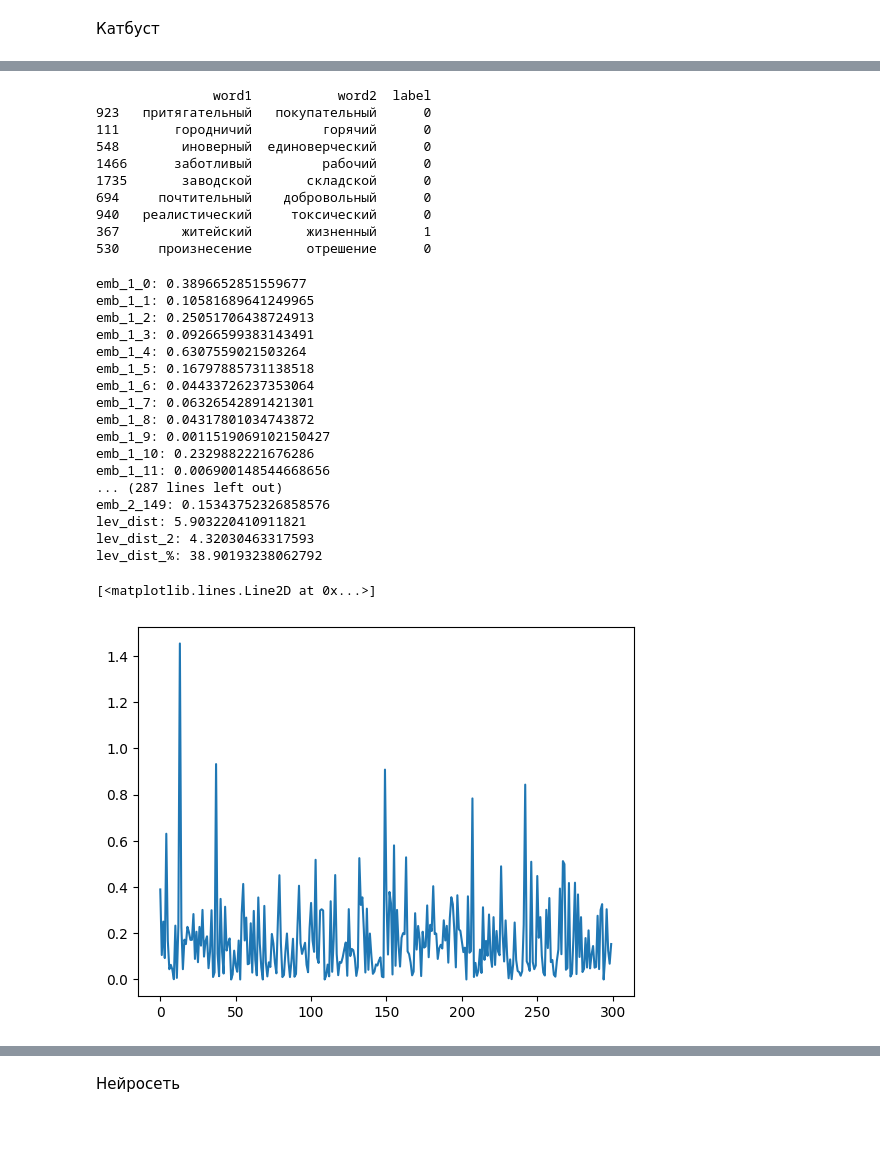
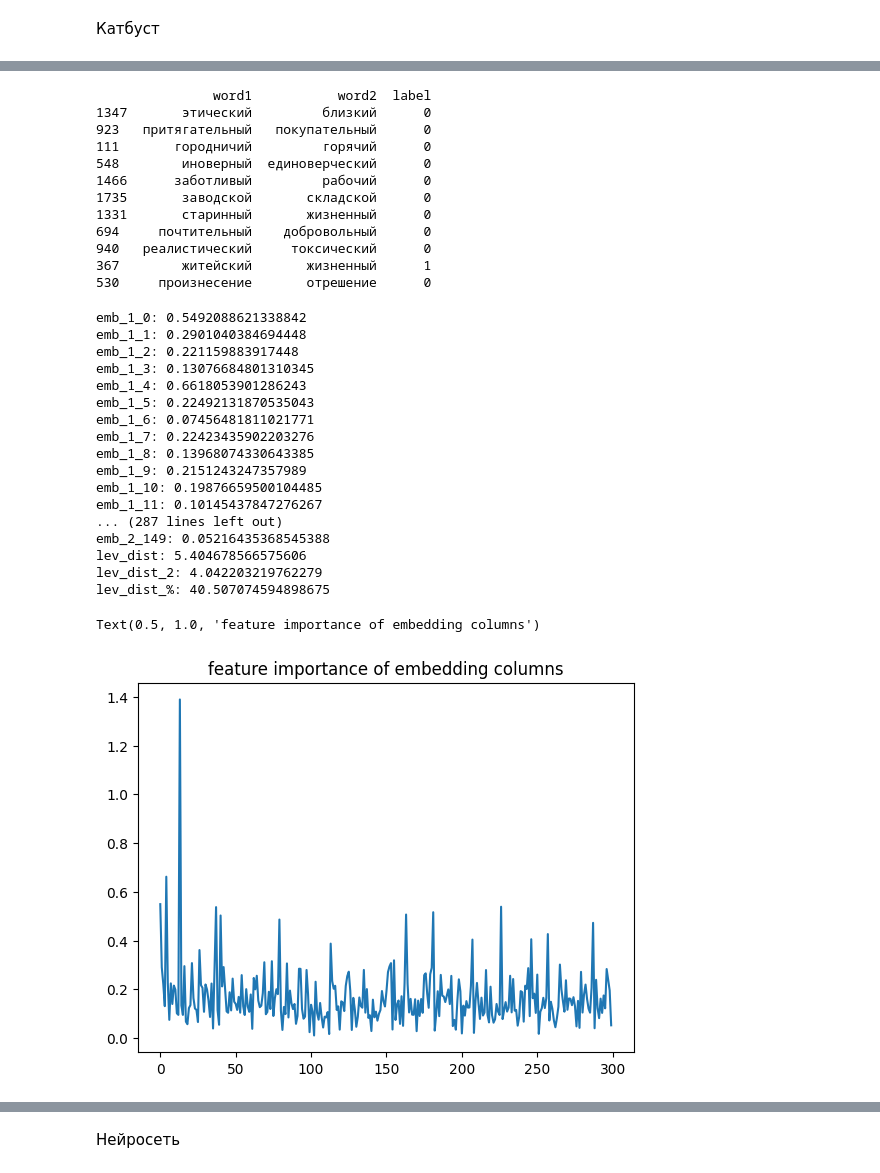
Before and after one commit to PaLashilo/paronyms2, a Jupyter notebook: model.ipynb, the cells around one changed output, grey strips where cells are left out. Saved outputs shown, nothing was run; the diff lists cells and outputs as text; code cells hidden in the pictures; blank space fills up the shorter version.

Commit message:
add plots

```diff
--- a/model.ipynb
+++ b/model.ipynb
@@ -197,23 +189,27 @@ View run at https://wandb.ai/paronyms/paronyms/runs/17rprg6k/workspace
 # %%
-def objective(trial):
-    params = {
-        'learning_rate': trial.suggest_loguniform('learning_rate', 0.01, 0.1),
-        'depth': trial.suggest_int('depth', 4, 10),
-        'l2_leaf_reg': trial.suggest_loguniform('l2_leaf_reg', 0.1, 10.0),
-        'bagging_temperature': trial.suggest_loguniform('bagging_temperature', 0.01, 1.0)
-    }
+with open('best_params.json', 'r') as file:
+    best_params = json.load(file)
 
-    model = CatBoostClassifier(verbose=0, **params)
-    model.fit(X_train, y_train)
-    predictions = model.predict(X_test)
-    mae = mean_absolute_error(y_test, predictions)
+# # uncomment to train with optuna
+# def objective(trial):
+#     params = {
+#         'learning_rate': trial.suggest_loguniform('learning_rate', 0.01, 0.1),
+#         'depth': trial.suggest_int('depth', 4, 10),
+#         'l2_leaf_reg': trial.suggest_loguniform('l2_leaf_reg', 0.1, 10.0),
+#         'bagging_temperature': trial.suggest_loguniform('bagging_temperature', 0.01, 1.0)
+#     }
 
-    return mae
+#     model = CatBoostClassifier(verbose=0, **params)
+#     model.fit(X_train, y_train)
+#     predictions = model.predict(X_test)
+#     mae = mean_absolute_error(y_test, predictions)
 
-study = optuna.create_study(direction='minimize')
-study.optimize(objective, n_trials=cat["n_trials"])
+#     return mae
 
-best_params = study.best_params
+# study = optuna.create_study(direction='minimize')
+# study.optimize(objective, n_trials=cat["n_trials"])
+# best_params = study.best_params
+
 cat_model = CatBoostClassifier(verbose=0, **best_params)
 cat_model.fit(X_train, y_train)
 best_predictions = cat_model.predict(X_test)
@@ -221,5 +217,4 @@ best_mae = mean_absolute_error(y_test, best_predictions)
 predictions = cat_model.predict_proba(X_test)
 
 print('Best Parameters:', best_params)
-print('Best MAE:', best_mae)
 # %% [output]
@@ -272,11 +240,13 @@ words_with_errors = data.iloc[errors[errors==True].index]
 print(words_with_errors[["word1", "word2", "label"]])
 # %% [output]
                word1           word2  label
+1347       этический         близкий      0
 923   притягательный   покупательный      0
 111       городничий         горячий      0
 548        иноверный  единоверческий      0
 1466      заботливый         рабочий      0
 1735       заводской       складской      0
+1331       старинный       жизненный      0
 694     почтительный    добровольный      0
 940   реалистический     токсический      0
 367        житейский       жизненный      1
@@ -288,26 +258,27 @@ feature_importances = cat_model.feature_importances_
 for i, importance in enumerate(feature_importances):
     print(f"{X.columns[i]}: {importance}")
 # %% [output]
-emb_1_0: 0.3896652851559677
-emb_1_1: 0.10581689641249965
-emb_1_2: 0.25051706438724913
-emb_1_3: 0.09266599383143491
-emb_1_4: 0.6307559021503264
-emb_1_5: 0.16797885731138518
-emb_1_6: 0.04433726237353064
-emb_1_7: 0.06326542891421301
-emb_1_8: 0.04317801034743872
-emb_1_9: 0.0011519069102150427
-emb_1_10: 0.2329882221676286
-emb_1_11: 0.006900148544668656
+emb_1_0: 0.5492088621338842
+emb_1_1: 0.2901040384694448
+emb_1_2: 0.221159883917448
+emb_1_3: 0.13076684801310345
+emb_1_4: 0.6618053901286243
+emb_1_5: 0.22492131870535043
+emb_1_6: 0.07456481811021771
+emb_1_7: 0.22423435902203276
+emb_1_8: 0.13968074330643385
+emb_1_9: 0.2151243247357989
+emb_1_10: 0.19876659500104485
+emb_1_11: 0.10145437847276267
 ... (287 lines left out)
-emb_2_149: 0.15343752326858576
-lev_dist: 5.903220410911821
-lev_dist_2: 4.32030463317593
-lev_dist_%: 38.90193238062792
+emb_2_149: 0.05216435368545388
+lev_dist: 5.404678566575606
+lev_dist_2: 4.042203219762279
+lev_dist_%: 40.507074594898675
 # %%
 # plotting feature importance of embeddings
 plt.plot(cat_model.feature_importances_[:-3])
+plt.title('feature importance of embedding columns')
 # %% [output]
-[<matplotlib.lines.Line2D at 0x...>]
+Text(0.5, 1.0, 'feature importance of embedding columns')
-[figure, old version]
+[figure, new version]
```
Also changed, not shown: parts of 8 cells of this notebook, 1 other file.
